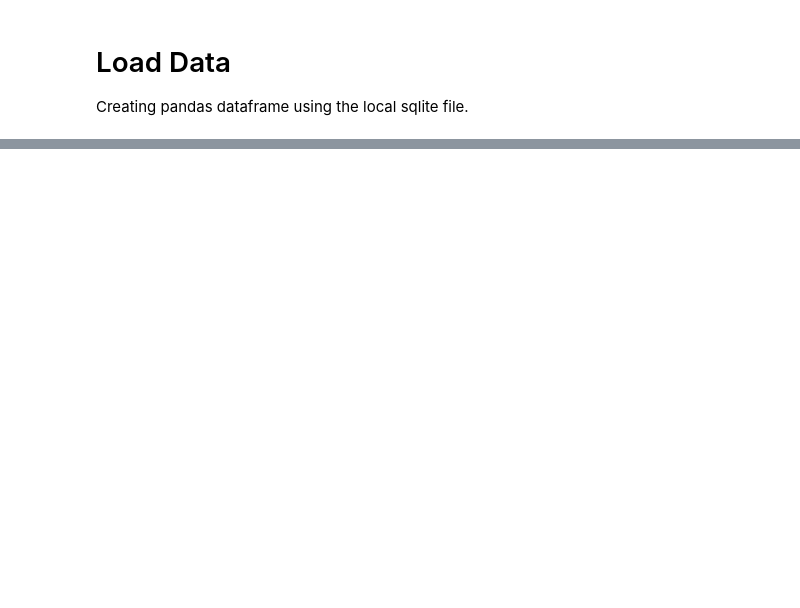
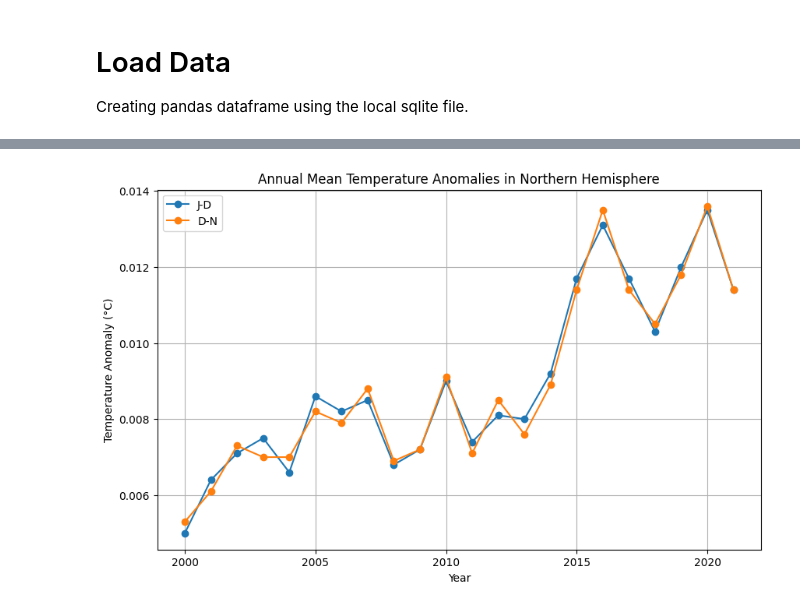
Before and after one commit to souranilkahali/made-template, a Jupyter notebook: project/report.ipynb, the cells around one changed output, grey strips where cells are left out. Cells and saved outputs as stored; diff of their text form; code cells hidden in the pictures; blank space fills up the shorter version.

Commit message:
Dataset and report updated

```diff
--- a/project/report.ipynb
+++ b/project/report.ipynb
@@ -175,0 +252,63 @@ Although we came to certain conclusion from our research. The following question
+# %%
+# Displaying data about Northern Hemisphere-Combined Land-Surface Air and Sea-Surface Water Temperature Anomalies Globally
+# Values in the dataset are given as temperature anomalies in hundredths of a degree Celsius
+
+# df_northern_hemisphere is the DataFrame containing the data
+
+import pandas as pd
+import sqlite3
+import matplotlib.pyplot as plt
+
+# Connecting to the SQLite database
+pipeline = sqlite3.connect(r"D:\Documents\MS_COURSES\MADE\made-template\data\autopipeline.sqlite")
+
+# Reading the data from the SQLite database
+df_northern_hemisphere = pd.read_sql_query('SELECT * FROM "Northern Hemisphere-Combined Land-Surface Air and Sea-Surface Water Temperature Anomalies"', pipeline)
+
+# Closing the database connection
+pipeline.close()
+
+# Set the column names to the values in the second row (index 1) and then drop the first two rows
+df_northern_hemisphere.columns = df_northern_hemisphere.iloc[1]
+df_northern_hemisphere = df_northern_hemisphere.drop(df_northern_hemisphere.index[0:2]).reset_index(drop=True)
+
+# Convert the 'Year' column to numeric
+df_northern_hemisphere['Year'] = pd.to_numeric(df_northern_hemisphere['Year'], errors='coerce')
+
+# Convert 'J-D' and 'D-N' to numeric and divide by 100 to convert to Celsius
+df_northern_hemisphere['J-D'] = pd.to_numeric(df_northern_hemisphere['J-D'], errors='coerce') / 100
+df_northern_hemisphere['D-N'] = pd.to_numeric(df_northern_hemisphere['D-N'], errors='coerce') / 100
+
+# Multiply by -1 for values that were negative in the original data
+df_northern_hemisphere['J-D'] = df_northern_hemisphere['J-D'] * df_northern_hemisphere['J-D'].apply(lambda x: -1 if x < 0 else 1)
+df_northern_hemisphere['D-N'] = df_northern_hemisphere['D-N'] * df_northern_hemisphere['D-N'].apply(lambda x: -1 if x < 0 else 1)
+
+
+# Filter the DataFrame for years 2000 to 2021
+df_northern_hemisphere_filtered = df_northern_hemisphere[(df_northern_hemisphere['Year'] >= 2000) & (df_northern_hemisphere['Year'] <= 2021)]
+
+# Selecting only the 'Year', 'J-D', and 'D-N' columns for display
+df_northern_hemisphere_selected_columns = df_northern_hemisphere_filtered[['Year', 'J-D', 'D-N']]
+
+# Printing the DataFrame without the index
+print("Northern Hemisphere-Combined Land-Surface Air and Sea-Surface Water Temperature Anomalies Globally")
+print(df_northern_hemisphere_selected_columns.to_string(index=False))
+
+
+# Plotting the annual mean temperature values for J-D
+plt.figure(figsize=(10, 6))
+plt.plot(df_northern_hemisphere_selected_columns['Year'], df_northern_hemisphere_selected_columns['J-D'], label='J-D', marker='o')
+
+# Plotting the annual mean temperature values for D-N
+plt.plot(df_northern_hemisphere_selected_columns['Year'], df_northern_hemisphere_selected_columns['D-N'], label='D-N', marker='o')
+
+# Adding labels and title
+plt.xlabel('Year')
+plt.ylabel('Temperature Anomaly (°C)')
+plt.title('Annual Mean Temperature Anomalies in Northern Hemisphere')
+plt.legend()  # Displaying legend
+
+# Displaying the plot
+plt.grid(True)
+plt.show()
+# %% [output]
@@ -175,0 +332 @@ Although we came to certain conclusion from our research. The following question
+[figure, added]
```
Also changed, not shown: parts of 21 cells of this notebook, 6 other files.
